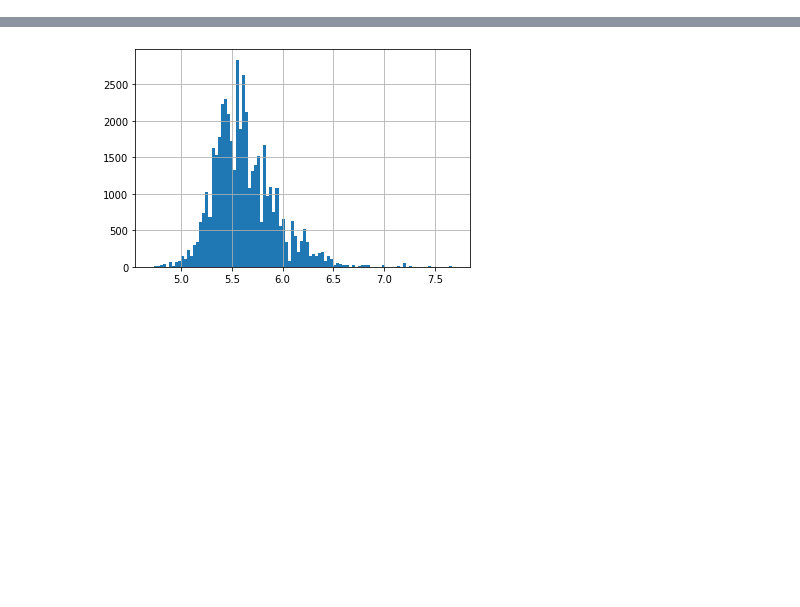
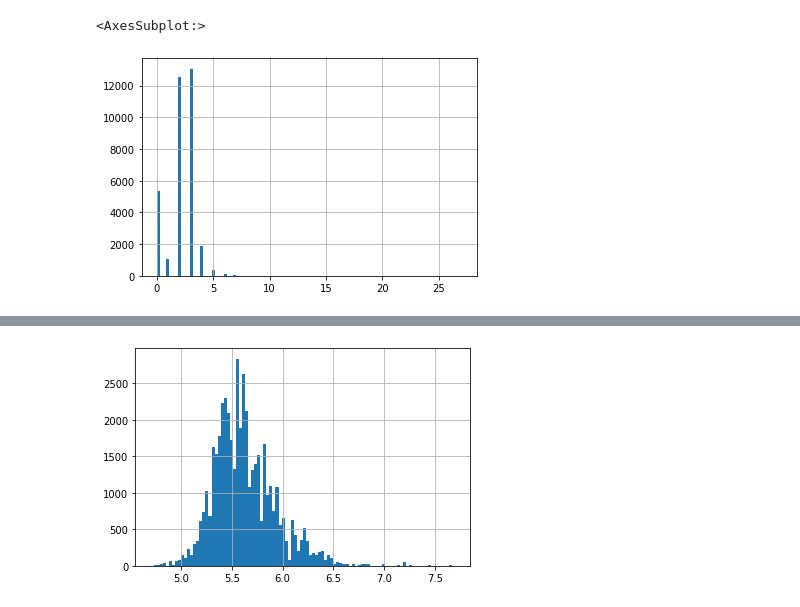
Before and after one commit to emdemor/model-pc-house-prices, a Jupyter notebook: main.ipynb, the cells around one changed output, grey strips where cells are left out. Saved outputs shown, nothing was run; the diff lists cells and outputs as text; code cells hidden in the pictures; blank space fills up the shorter version.

```diff
--- a/main.ipynb
+++ b/main.ipynb
@@ -68 +66,6 @@ plt.show()
+# %%
+X_train['n_bedrooms'].hist(bins=100)
+# %% [output]
+<AxesSubplot:>
+[figure, added]
 # %%
```
Also changed, not shown: parts of 6 cells of this notebook.
